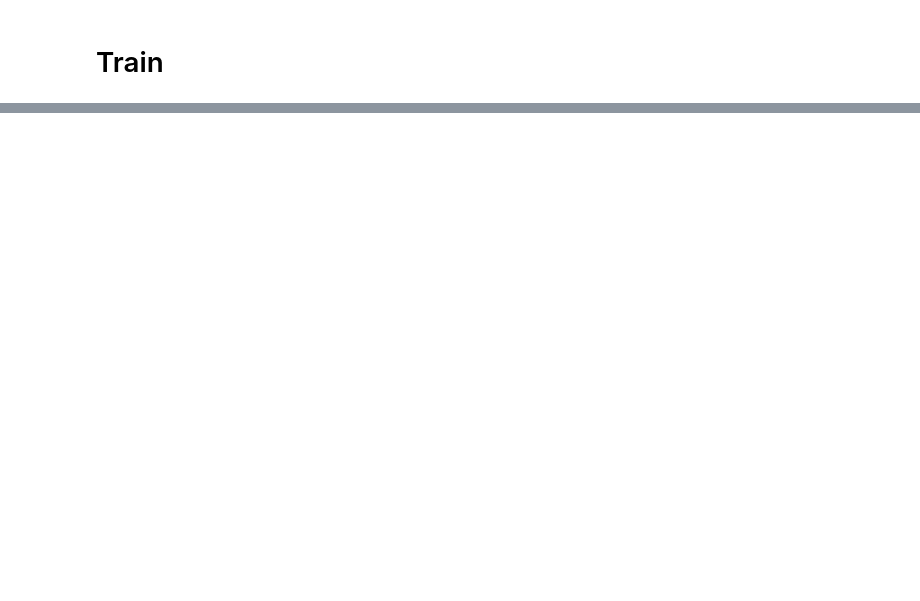
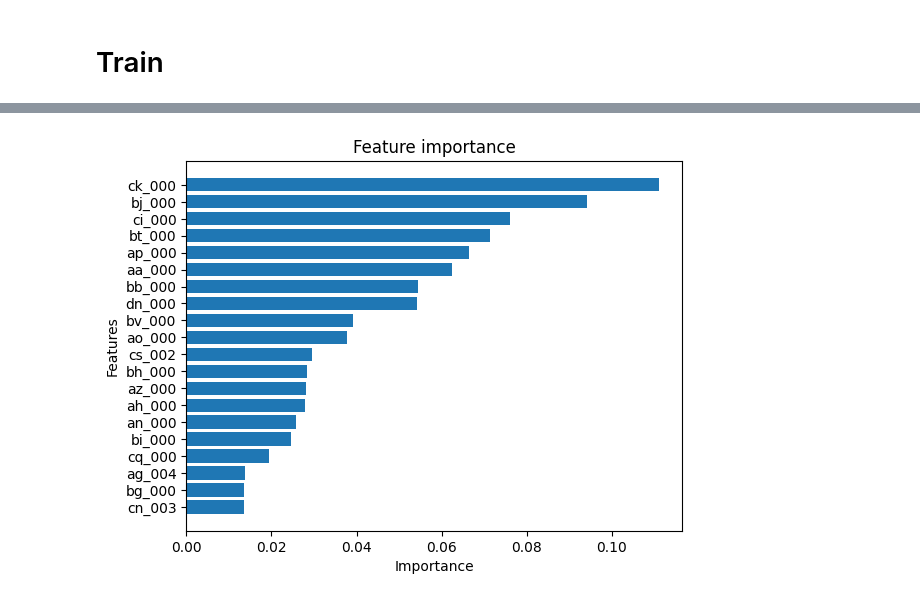
Before and after one commit to victorpecine/aps_failure_truck_prediction, a Jupyter notebook: notebooks/eda.ipynb, the cells around one changed output, grey strips where cells are left out. Drawn from its saved outputs; the diff is of its cells as text; code cells hidden in the pictures; blank space fills up the shorter version.

```diff
--- a/notebooks/eda.ipynb
+++ b/notebooks/eda.ipynb
@@ -57,6 +21,5 @@ df_validation.head()
 # %%
-df_air_sys_present = pd.read_csv('data\\original_data\\air_system_present_year.csv',
-                                 encoding='utf-8',
-                                #  na_values=['na']
+df_feat_importance = pd.read_csv('data\\feat_importance.csv',
+                                 encoding='utf-8'
                                  )
-df_air_sys_present.head()
+df_feat_importance.head()
@@ -76,0 +26,2 @@ df_test.to_csv('data\data_split\df_test.csv',             encoding='utf-8', sep=
+# %%
+df_feat_importance.sort_values('importance', ascending=True, inplace=True)
@@ -76,0 +83,9 @@ df_test.to_csv('data\data_split\df_test.csv',             encoding='utf-8', sep=
+# %%
+bar_plot = plt.subplot()
+plt.barh(df_feat_importance['feature'][-20:], df_feat_importance['importance'][-20:])
+plt.xlabel('Importance')
+plt.ylabel('Features')
+plt.title('Feature importance')
+plt.show()
+# %% [output]
+[figure, added]
```
Also changed, not shown: parts of 14 cells of this notebook, 15 other files.
